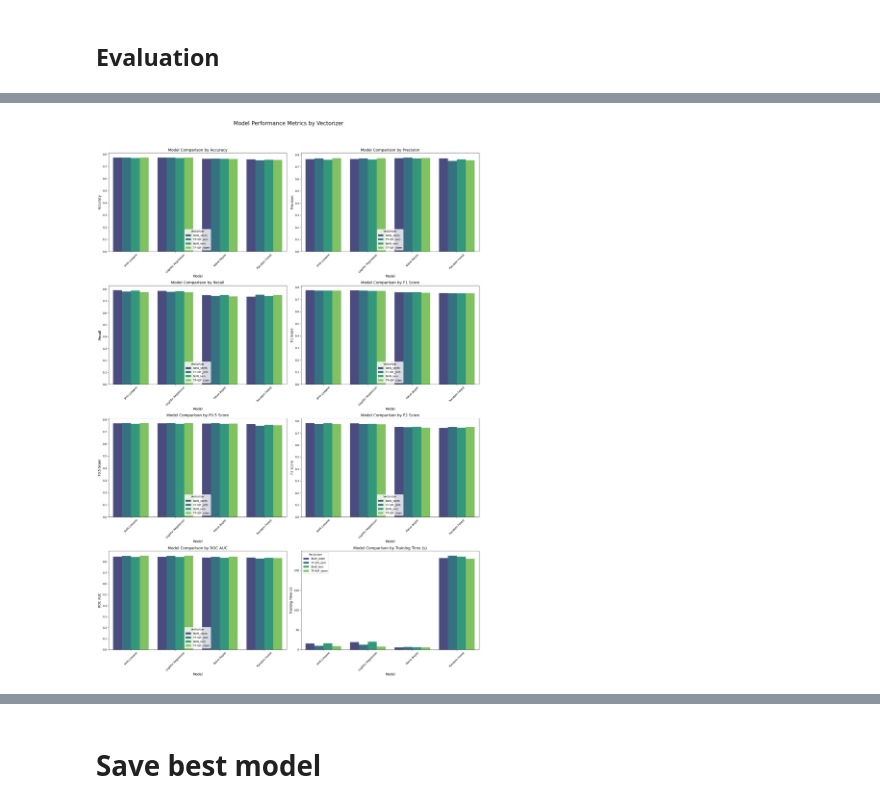
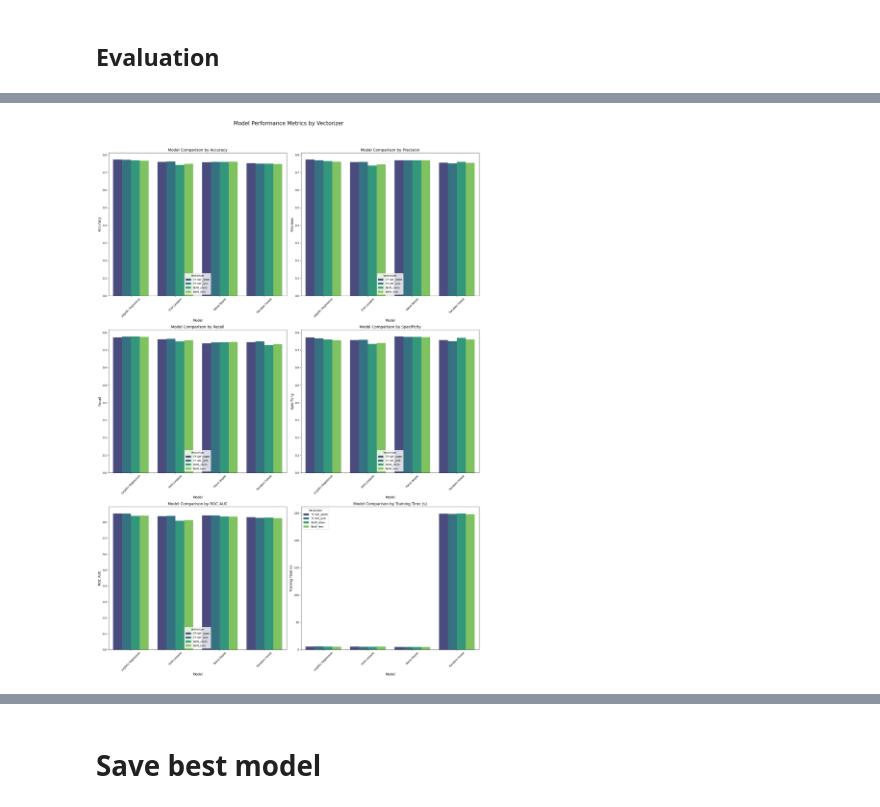
Before and after one commit to Laeti-dev/P7-Sentiments_analysis, a Jupyter notebook: notebooks/P7_basic_ML_models.ipynb, the cells around one changed output, grey strips where cells are left out. Drawn from its saved outputs; the diff is of its cells as text; code cells hidden in the pictures.

```diff
--- a/notebooks/P7_basic_ML_models.ipynb
+++ b/notebooks/P7_basic_ML_models.ipynb
@@ -412,6 +413,7 @@ if train_models:
     results = []
 
     # Test each model with the two types of vectorization
+    all_training_start_time = time.time()
     for model_name, base_model in base_models.items():
         for vectorizer_name, (vectorizer, X_train_vec, X_test_vec, y_train_vec, y_test_vec) in vectorizers.items():
             print(f"\n{'='*80}")
@@ -494,6 +496,9 @@ if train_models:
             progress_bar.set_description(f"Last model: {model_name} with {vectorizer_name}")
 
     progress_bar.close()
+    all_training_time = time.time() - all_training_start_time
+    # Print total time in minutes
+    print(f"\nTotal training time for all models: {all_training_time / 60:.2f} minutes")
 # %% [output]
 ================================================================================
 Starting training for Logistic_Regression with TF-IDF_lem...
@@ -680,7 +668,7 @@ def get_mlflow_results(experiment_name:str ="P7-Sentiments_Analysis", run_name:
 
     results_df = pd.DataFrame(results)
     if not results_df.empty and "Specificity" in results_df.columns:
-        results_df = results_df.sort_values(by="Specificity", ascending=False)
+        results_df = results_df.sort_values(by=["Accuracy","Specificity"], ascending=False)
         results_df.reset_index(drop=True, inplace=True)
 
     return results_df
@@ -705,29 +697,29 @@ display(results_df)
 # %%
 # Convert metric columns back to numeric for plotting
 metric_cols = ["Accuracy", "Precision", "Recall", "Specificity", "ROC AUC", "Training Time (s)"]
 for col in metric_cols:
     results_df[col] = pd.to_numeric(results_df[col], errors='coerce')
 
 # Define the metrics to plot
 metrics_to_plot = [
     "Accuracy", "Precision", "Recall", "Specificity", "ROC AUC", "Training Time (s)"
 ]
 
 # Create subplots
-fig, axes = plt.subplots(nrows=4, ncols=2, figsize=(20, 28))
+fig, axes = plt.subplots(nrows=3, ncols=2, figsize=(20, 28))
 axes = axes.flatten()
 
 for i, metric in enumerate(metrics_to_plot):
     sns.barplot(data=results_df, x='Model', y=metric, hue='Vectorization', ax=axes[i], palette='viridis')
     axes[i].set_title(f'Model Comparison by {metric}', fontsize=14)
     axes[i].set_xlabel('Model', fontsize=12)
     axes[i].set_ylabel(metric, fontsize=12)
     axes[i].tick_params(axis='x', rotation=45, labelsize=10)
     axes[i].legend(title='Vectorizer')
 
 # Adjust layout to prevent overlap and add a main title
 fig.suptitle('Model Performance Metrics by Vectorizer', fontsize=20, y=1.03)
 plt.tight_layout()
 plt.show()
 # %% [output]
-[figure, old version]
+[figure, new version]
```
Also changed, not shown: parts of 10 cells of this notebook, 7 other files.
